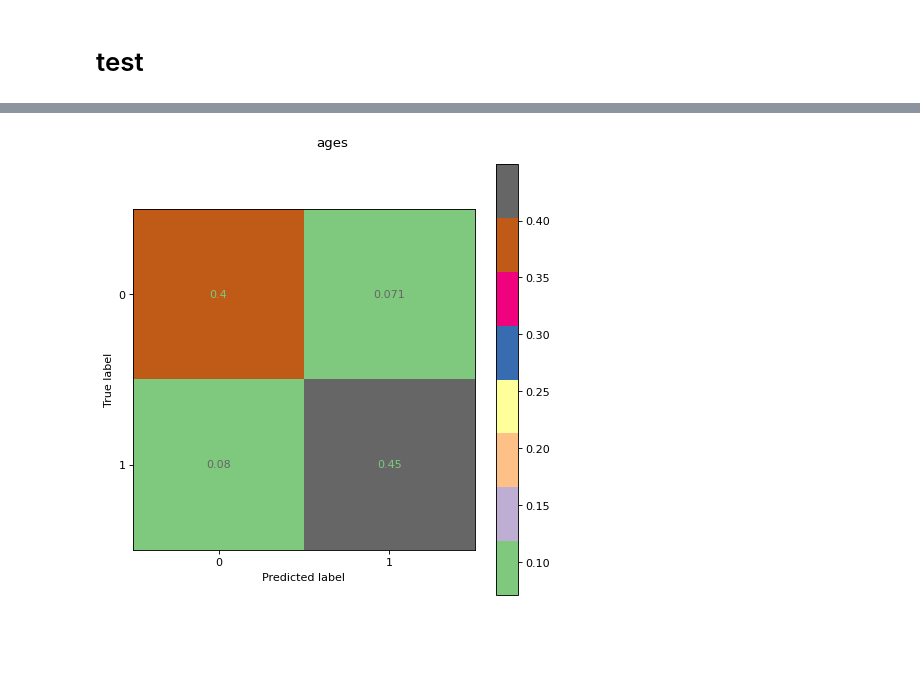
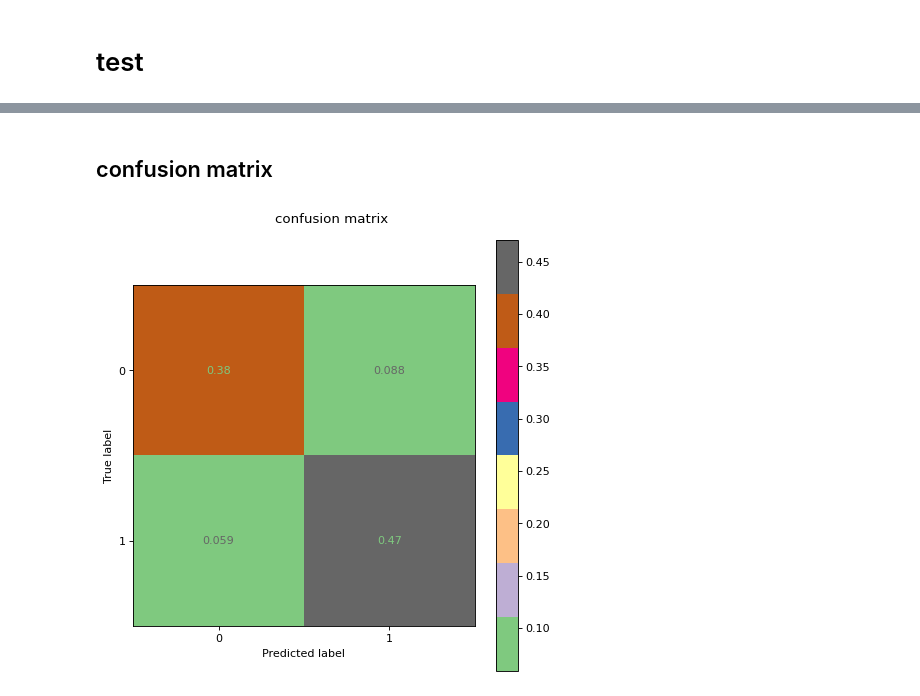
Before and after one commit to mazurkin/conda-pytorch, a Jupyter notebook: notebooks/mine/batchnorm/model.ipynb, the cells around one changed output, grey strips where cells are left out. Cells and saved outputs as stored; diff of their text form; code cells hidden in the pictures; blank space fills up the shorter version.

```diff
--- a/notebooks/mine/batchnorm/model.ipynb
+++ b/notebooks/mine/batchnorm/model.ipynb
@@ -165,23 +178,19 @@ class SampleDataset(torch.utils.data.Dataset):
     def loader(self, batch_size: int = 1024) -> torch.utils.data.DataLoader:
         return torch.utils.data.DataLoader(self, batch_size=batch_size, shuffle=True, collate_fn=self.collate)
 
-    def load(self,
-             batch_size: int = 1024,
-             title: str = 'procesing',
-            ) -> t.Iterator[SampleBatch]:
+    def load(self, batch_size: int = 1024, title: str = 'procesing') -> t.Iterator[SampleBatch]:
         loader: torch.utils.data.DataLoader = self.loader(batch_size)
 
         with tqdm.tqdm(total=len(self.df), desc=title, mininterval=30, maxinterval=120, delay=20) as pbar:
             for batch in loader:
                 yield batch
-
                 pbar.update(batch.size)
 
     def collate(self, batch: t.List[SampleRow]) -> SampleBatch:
         features: t.List[t.List[float]] = [row.data[self.FEATURES].astype(float).values for row in batch]
+
         targets: t.List[float] = [float(row.data['target']) for row in batch]
 
-        # convert sample bean into a map of tensors
         return SampleBatch(
             size=len(batch),
             features=torch.FloatTensor(features).to(self.device),
@@ -452,7 +461,7 @@ manager_test = SampleModelManager()
 # %%
 manager_test.load('data/model.pth')
 # %%
-actual, predicted = manager_test.sample(10000)
+actual, predicted = manager_test.sample(50000)
 # %%
 actual[:4]
 # %% [output]
@@ -483,14 +558,16 @@ fig
+# %% [markdown]
+## confusion matrix
 # %%
 fig, ax = plt.subplots(1, 1, squeeze=True, figsize=(6, 6))
 
 sklearn.metrics.ConfusionMatrixDisplay.from_predictions(
     [int(label >= 0.5) for label in actual],
     [int(label >= 0.5) for label in predicted],
     ax=ax, normalize='all', cmap='Accent'
 )
 
-fig.suptitle('ages')
+fig.suptitle('confusion matrix')
 fig.tight_layout()
 fig
 # %% [output]
-[figure, old version]
+[figure, new version]
```
Also changed, not shown: parts of 28 cells of this notebook, 2 other files.
